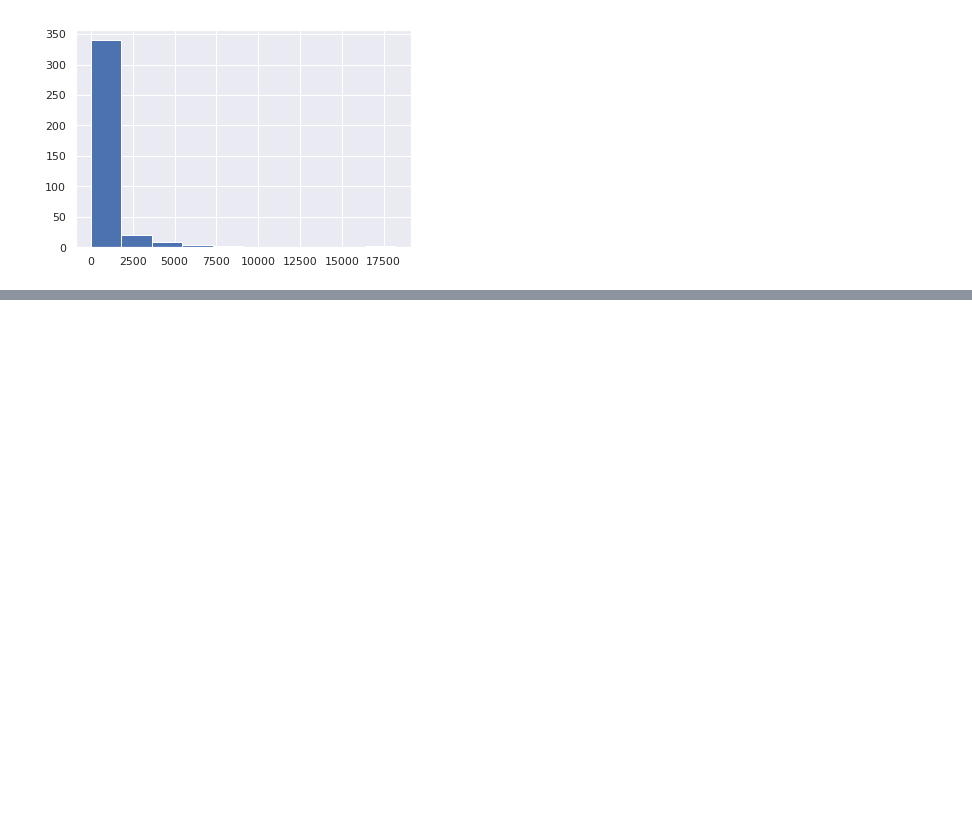
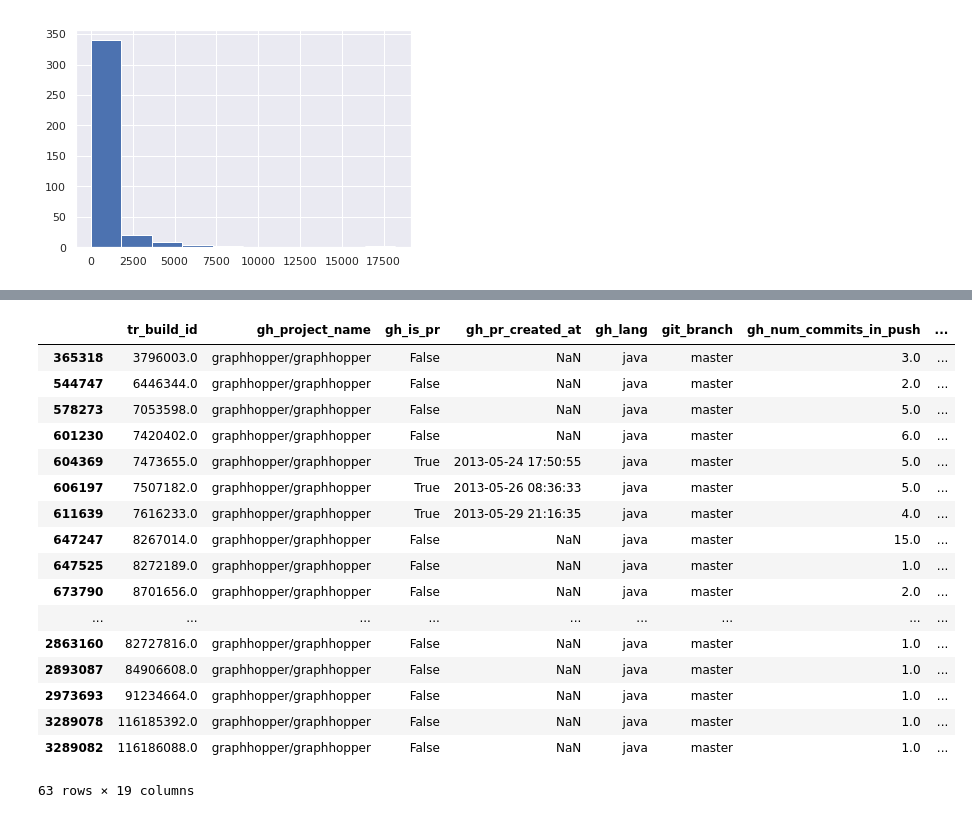
Before and after one commit to wagnernegrao/ci-analysis, a Jupyter notebook: src/project_size_week_frequency.ipynb, the cells around one changed output, grey strips where cells are left out. Saved outputs shown, nothing was run; the diff lists cells and outputs as text; code cells hidden in the pictures; blank space fills up the shorter version.

Commit message:
update de build em vermelho

```diff
--- a/src/project_size_week_frequency.ipynb
+++ b/src/project_size_week_frequency.ipynb
@@ -665,0 +676,24 @@ plt.show()
+# %%
+teste = dataset.loc[dataset['gh_project_name'] == 'graphhopper/graphhopper']
+#teste = teste.loc[teste['tr_status'] == 'failed']
+
+teste
+# %% [output]
+|  | tr_build_id | gh_project_name | gh_is_pr | gh_pr_created_at | gh_lang | git_branch | gh_num_commits_in_push | ... |
+| 365318 | 3796003.0 | graphhopper/graphhopper | False | NaN | java | master | 3.0 | ... |
+| 544747 | 6446344.0 | graphhopper/graphhopper | False | NaN | java | master | 2.0 | ... |
+| 578273 | 7053598.0 | graphhopper/graphhopper | False | NaN | java | master | 5.0 | ... |
+| 601230 | 7420402.0 | graphhopper/graphhopper | False | NaN | java | master | 6.0 | ... |
+| 604369 | 7473655.0 | graphhopper/graphhopper | True | 2013-05-24 17:50:55 | java | master | 5.0 | ... |
+| 606197 | 7507182.0 | graphhopper/graphhopper | True | 2013-05-26 08:36:33 | java | master | 5.0 | ... |
+| 611639 | 7616233.0 | graphhopper/graphhopper | True | 2013-05-29 21:16:35 | java | master | 4.0 | ... |
+| 647247 | 8267014.0 | graphhopper/graphhopper | False | NaN | java | master | 15.0 | ... |
+| 647525 | 8272189.0 | graphhopper/graphhopper | False | NaN | java | master | 1.0 | ... |
+| 673790 | 8701656.0 | graphhopper/graphhopper | False | NaN | java | master | 2.0 | ... |
+| ... | ... | ... | ... | ... | ... | ... | ... | ... |
+| 2863160 | 82727816.0 | graphhopper/graphhopper | False | NaN | java | master | 1.0 | ... |
+| 2893087 | 84906608.0 | graphhopper/graphhopper | False | NaN | java | master | 1.0 | ... |
+| 2973693 | 91234664.0 | graphhopper/graphhopper | False | NaN | java | master | 1.0 | ... |
+| 3289078 | 116185392.0 | graphhopper/graphhopper | False | NaN | java | master | 1.0 | ... |
+| 3289082 | 116186088.0 | graphhopper/graphhopper | False | NaN | java | master | 1.0 | ... |
+63 rows × 19 columns
```
Also changed, not shown: parts of 4 cells of this notebook.
